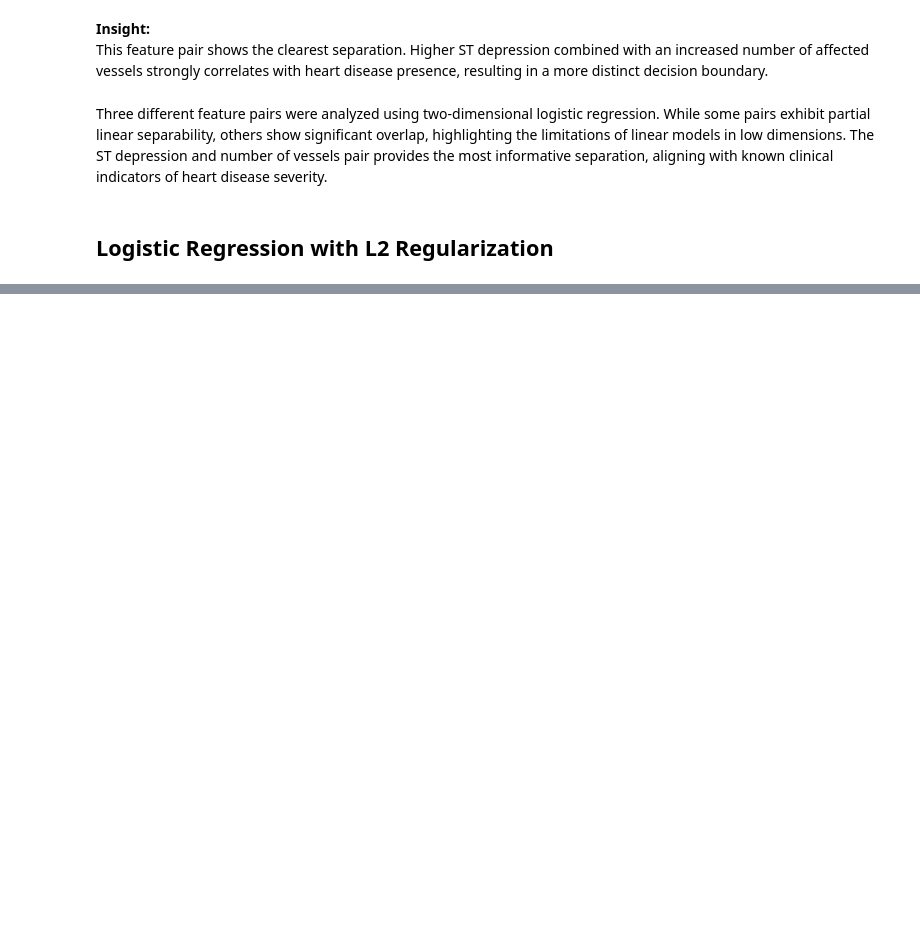
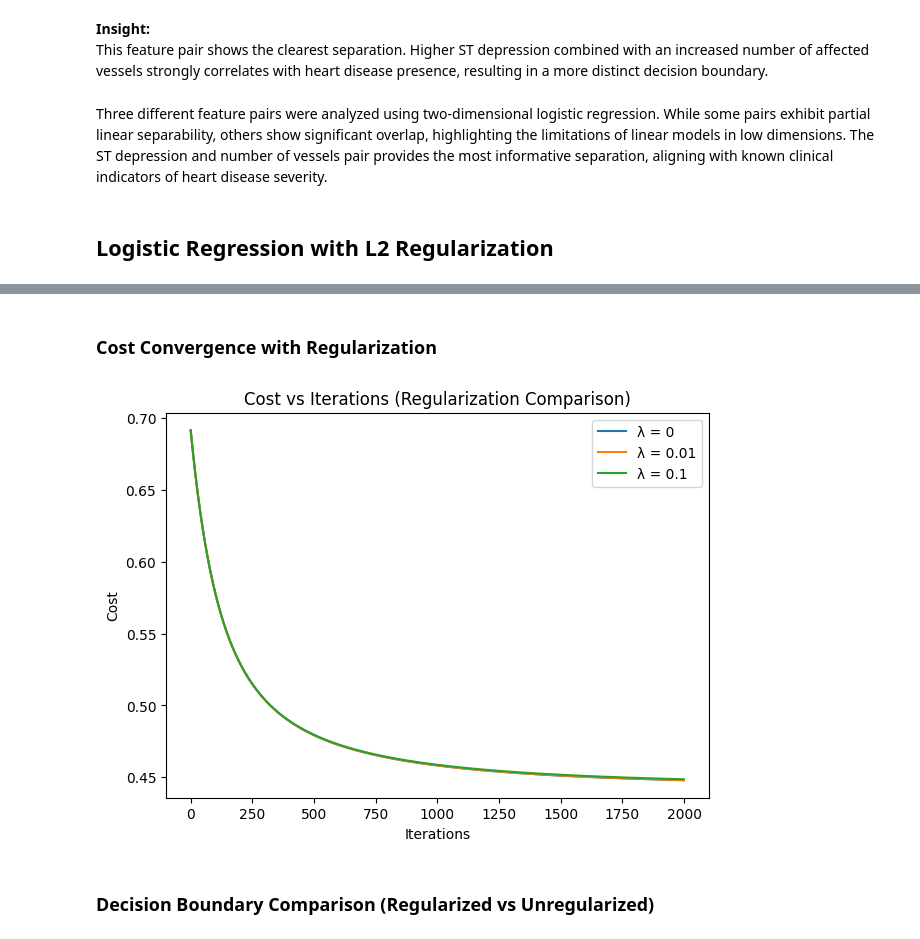
Before and after one commit to Karol2905/Lab2-TDSE, a Jupyter notebook: HeartDiseaseRiskPrediction.ipynb, the cells around one changed output, grey strips where cells are left out. Drawn from its saved outputs; the diff is of its cells as text; code cells hidden in the pictures; blank space fills up the shorter version.

```diff
--- a/HeartDiseaseRiskPrediction.ipynb
+++ b/HeartDiseaseRiskPrediction.ipynb
@@ -435,0 +492,15 @@ disease severity.
+# %%
+lambdas = [0, 0.001, 0.01, 0.1, 1]
+results = []
+
+for l in lambdas:
+    w_l, b_l, costs_l = gradient_descent_l2(
+        X_train, y_train, lambd=l
+    )
+
+    y_test_pred_l = predict(X_test, w_l, b_l)
+    acc, p, r, f1 = metrics(y_test, y_test_pred_l)
+
+    results.append([
+        l, acc, p, r, f1, np.linalg.norm(w_l)
+    ])
@@ -435,0 +521,17 @@ disease severity.
+# %% [markdown]
+### Cost Convergence with Regularization
+# %%
+plt.figure(figsize=(7,5))
+for l in [0, 0.01, 0.1]:
+    _, _, costs_l = gradient_descent_l2(X_train, y_train, lambd=l)
+    plt.plot(costs_l, label=f"λ = {l}")
+
+plt.xlabel("Iterations")
+plt.ylabel("Cost")
+plt.title("Cost vs Iterations (Regularization Comparison)")
+plt.legend()
+plt.show()
+# %% [output]
+[figure, added]
+# %% [markdown]
+### Decision Boundary Comparison (Regularized vs Unregularized)
```
Also changed, not shown: parts of 23 cells of this notebook, 4 other files.
